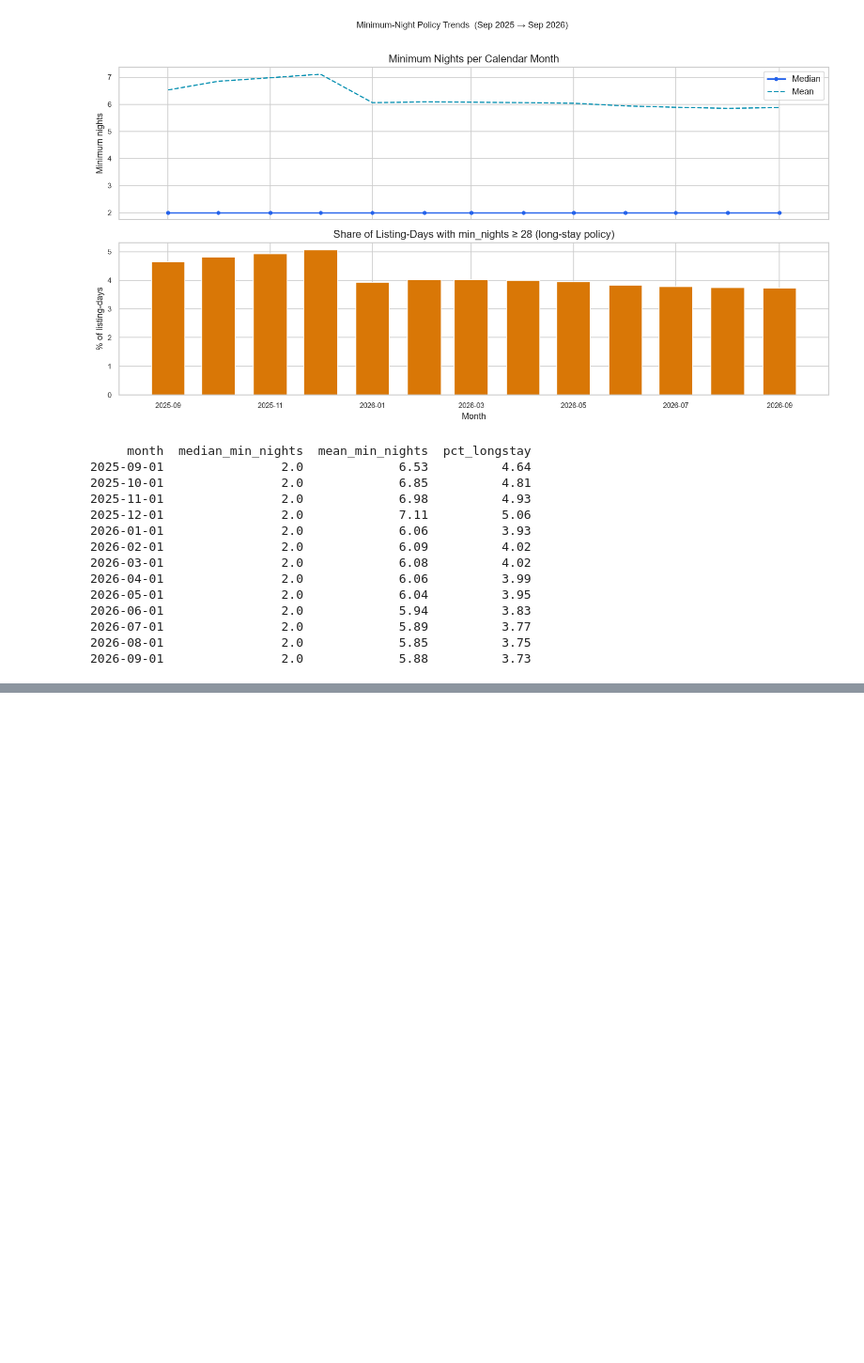
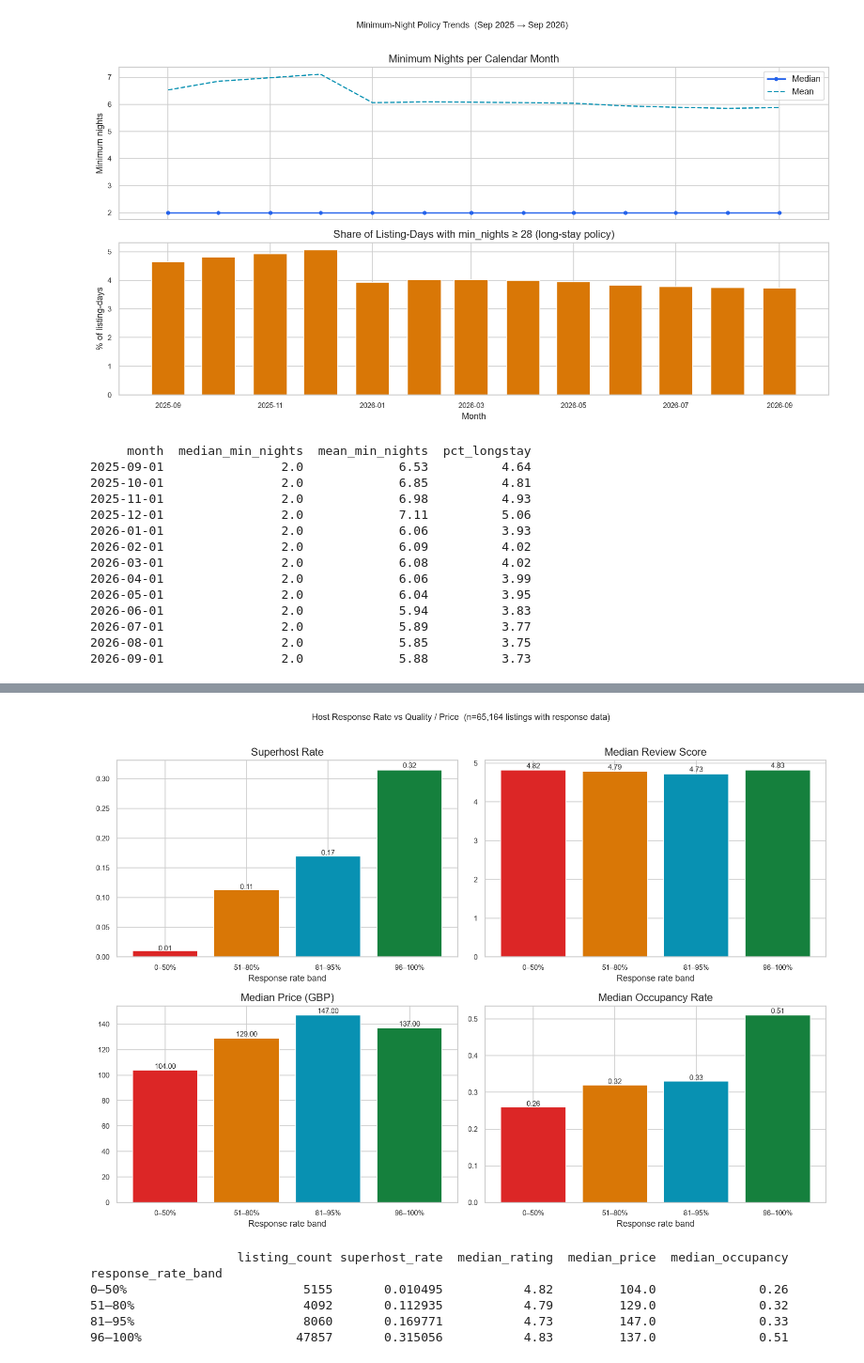
Before and after one commit to bavikaranyogeswaran/Airbnb-Multi-City-Data-Pipeline, a Jupyter notebook: notebooks/03_exploratory_data_analysis.ipynb, the cells around one changed output, grey strips where cells are left out. Shown at 94% size. Drawn from its saved outputs; the diff is of its cells as text; code cells hidden in the pictures; blank space fills up the shorter version.

```diff
--- a/notebooks/03_exploratory_data_analysis.ipynb
+++ b/notebooks/03_exploratory_data_analysis.ipynb
@@ -1229,0 +1296,63 @@ print(min_nights_monthly.to_string(index=False))
+# %%
+# ── Chart 20 — Response rate and superhost analysis (plan 9.3) ───────────────
+# host_response_rate is float64 on 0–1 scale, 32.7% null.
+# Listings with null response rate are excluded from rate-band analysis only.
+
+resp_eligible = listings[listings["host_response_rate"].notna()].copy()
+
+# Four bands matching the plan
+resp_eligible["response_rate_band"] = pd.cut(
+    resp_eligible["host_response_rate"],
+    bins=[-0.001, 0.50, 0.80, 0.95, 1.001],
+    labels=["0–50%", "51–80%", "81–95%", "96–100%"],
+)
+
+resp_order = ["0–50%", "51–80%", "81–95%", "96–100%"]
+resp_colors = ["#dc2626", "#d97706", "#0891b2", "#15803d"]
+
+resp_sum = (
+    resp_eligible.groupby("response_rate_band", observed=True)
+    .agg(
+        listing_count=("id", "count"),
+        superhost_rate=("host_is_superhost", "mean"),
+        median_rating=("review_scores_rating", "median"),
+        median_price=("price_numeric", "median"),
+        median_occupancy=("occupancy_proxy", "median"),
+    )
+    .reindex(resp_order)
+    .round(2)
+)
+resp_sum.to_csv(TABLES / "response_rate_summary.csv")
+
+fig, axes = plt.subplots(2, 2, figsize=(13, 9))
+
+resp_panels = [
+    ("superhost_rate",  "Superhost Rate",        axes[0, 0]),
+    ("median_rating",   "Median Review Score",   axes[0, 1]),
+    ("median_price",    "Median Price (GBP)",    axes[1, 0]),
+    ("median_occupancy","Median Occupancy Rate", axes[1, 1]),
+]
+
+for col, title, ax in resp_panels:
+    ax.bar(resp_order, resp_sum[col], color=resp_colors)
+    ax.set_title(title)
+    ax.set_xlabel("Response rate band")
+    for i, v in enumerate(resp_sum[col]):
+        if pd.notna(v):
+            ax.text(i, v * 1.01, f"{v:.2f}", ha="center", fontsize=9)
+
+plt.suptitle(f"Host Response Rate vs Quality / Price  (n={len(resp_eligible):,} listings with response data)",
+             fontsize=11, y=1.01)
+plt.tight_layout()
+plt.savefig(FIGS / "18_response_rate_analysis.png", dpi=150, bbox_inches="tight")
+plt.show()
+
+print(resp_sum.to_string())
+# %% [output]
+[figure, added]
+                    listing_count superhost_rate  median_rating  median_price  median_occupancy
+response_rate_band
+0–50%                        5155       0.010495           4.82         104.0              0.26
+51–80%                       4092       0.112935           4.79         129.0              0.32
+81–95%                       8060       0.169771           4.73         147.0              0.33
+96–100%                     47857       0.315056           4.83         137.0              0.51
```
Also changed, not shown: parts of 3 cells of this notebook, 6 other files.
